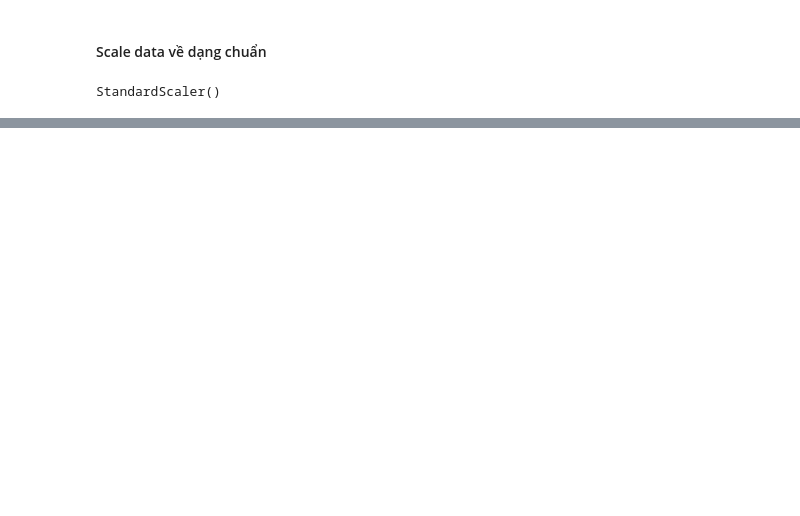
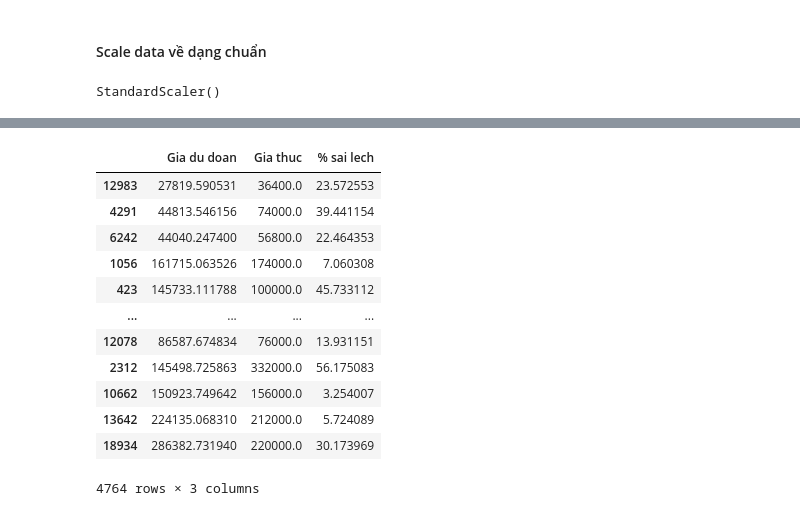
Before and after one commit to adamwilling/TLCN-KTDL-32, a Jupyter notebook: ModelLinearRegression.ipynb, the cells around one changed output, grey strips where cells are left out. Saved outputs shown, nothing was run; the diff lists cells and outputs as text; code cells hidden in the pictures; blank space fills up the shorter version.

```diff
--- a/ModelLinearRegression.ipynb
+++ b/ModelLinearRegression.ipynb
@@ -233,8 +181,23 @@ array([[2.51979001e+05, 2.01358847e+04, 3.55516426e+05, ...,
 # %%
 data = {'Gia du doan':Y_pred,
         'Gia thuc':Y_test,
        '% sai lech': perc}
 A = pd.DataFrame(data)
+A
+# %% [output]
+|  | Gia du doan | Gia thuc | % sai lech |
+| 12983 | 27819.590531 | 36400.0 | 23.572553 |
+| 4291 | 44813.546156 | 74000.0 | 39.441154 |
+| 6242 | 44040.247400 | 56800.0 | 22.464353 |
+| 1056 | 161715.063526 | 174000.0 | 7.060308 |
+| 423 | 145733.111788 | 100000.0 | 45.733112 |
+| ... | ... | ... | ... |
+| 12078 | 86587.674834 | 76000.0 | 13.931151 |
+| 2312 | 145498.725863 | 332000.0 | 56.175083 |
+| 10662 | 150923.749642 | 156000.0 | 3.254007 |
+| 13642 | 224135.068310 | 212000.0 | 5.724089 |
+| 18934 | 286382.731940 | 220000.0 | 30.173969 |
+4764 rows × 3 columns
 # %%
 B = A.sort_values(by=['% sai lech'])
 B
```
Also changed, not shown: parts of 25 cells of this notebook.
